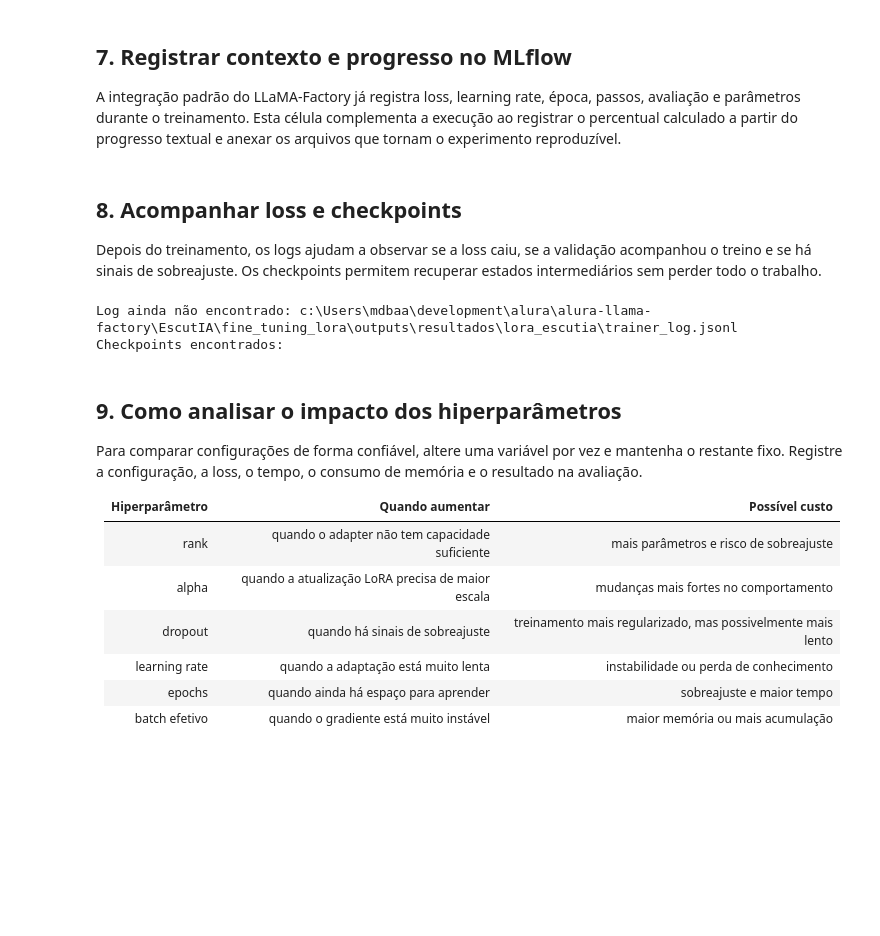
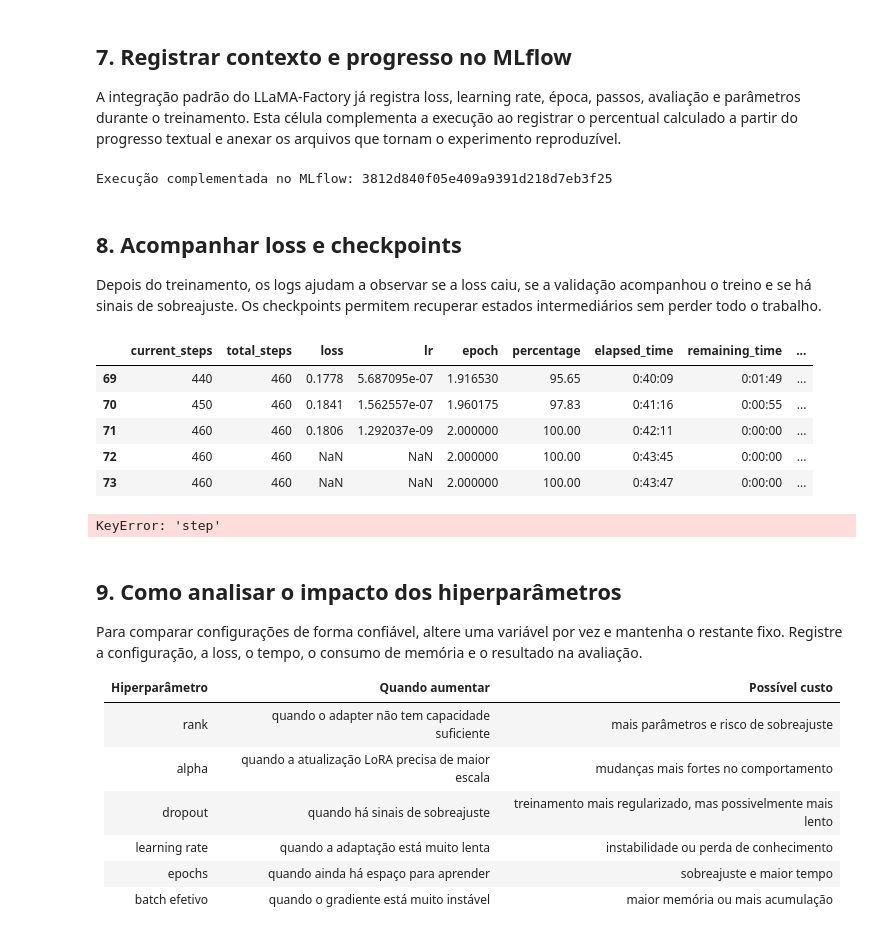
Before and after one commit to michaeldouglas/alura-llama-factory, a Jupyter notebook: EscutIA/fine_tuning_lora/Fine_Tuning_LoRA_EscutIA.ipynb, the cells around one changed output. Cells and saved outputs as stored; diff of their text form; code cells hidden in the pictures; blank space fills up the shorter version.

```diff
--- a/EscutIA/fine_tuning_lora/Fine_Tuning_LoRA_EscutIA.ipynb
+++ b/EscutIA/fine_tuning_lora/Fine_Tuning_LoRA_EscutIA.ipynb
@@ -212,12 +244,15 @@ import hashlib
 import platform
 from mlflow.tracking import MlflowClient
 
-tracking_uri = ambiente['MLFLOW_TRACKING_URI']
+tracking_uri = f"sqlite:///{str(MLFLOW_DB_PATH).replace(os.sep, '/')}"
 cliente_mlflow = MlflowClient(tracking_uri=tracking_uri)
 experimento = cliente_mlflow.get_experiment_by_name(MLFLOW_EXPERIMENT)
 
+resultado_treinamento = globals().get('resultado')
+saida_treinamento = resultado_treinamento.stdout if resultado_treinamento else ''
+codigo_saida = resultado_treinamento.returncode if resultado_treinamento else 'não disponível'
 progressos = []
-for linha in (resultado.stdout or '').splitlines():
+for linha in saida_treinamento.splitlines():
     try:
         registro = json.loads(linha)
     except json.JSONDecodeError:
@@ -262,7 +297,7 @@ else:
             'model_name': 'Qwen/Qwen2.5-0.5B-Instruct',
             'model_revision': '7ae557604adf67be50417f59c2c2f167def9a775',
             'dataset_hash_sha256': hash_dataset.hexdigest(),
-            'training_exit_code': resultado.returncode,
+            'training_exit_code': codigo_saida,
         }
         for nome, valor in parametros_contexto.items():
             cliente_mlflow.log_param(run_id, nome, str(valor))
@@ -284,6 +319,8 @@ else:
         if ultimo:
             print(f"Progresso registrado no MLflow: {ultimo['percentage']}% ({ultimo['current_steps']}/{ultimo['total_steps']})")
         print(f'Execução complementada no MLflow: {run_id}')
+# %% [output]
+Execução complementada no MLflow: 3812d840f05e409a9391d218d7eb3f25
 # %% [markdown]
 ## 8. Acompanhar loss e checkpoints
 
@@ -291,30 +328,39 @@ Depois do treinamento, os logs ajudam a observar se a loss caiu, se a validaçã
 # %%
 import pandas as pd
 
 log_path = OUTPUT_DIR / 'trainer_log.jsonl'
 if log_path.exists():
     registros_log = [json.loads(linha) for linha in log_path.read_text(encoding='utf-8').splitlines() if linha.strip()]
     df_log = pd.DataFrame(registros_log)
+    if 'step' not in df_log.columns and 'current_steps' in df_log.columns:
+        df_log['step'] = df_log['current_steps']
     display(df_log.tail())
 
     colunas_loss = [coluna for coluna in ['loss', 'eval_loss'] if coluna in df_log.columns]
-    if colunas_loss:
+    if colunas_loss and 'step' in df_log.columns:
         ax = df_log.plot(x='step', y=colunas_loss, figsize=(10, 5), marker='o')
         ax.set_title('Evolução da loss')
         ax.set_ylabel('Loss')
         ax.set_xlabel('Step')
         plt.tight_layout()
         plt.show()
+    elif colunas_loss:
+        print('Não foi possível gerar o gráfico: não há coluna de step no log.')
 else:
     print(f'Log ainda não encontrado: {log_path}')
 
 checkpoints = sorted(OUTPUT_DIR.glob('checkpoint-*')) if OUTPUT_DIR.exists() else []
 print('Checkpoints encontrados:')
 for checkpoint in checkpoints:
     print('-', checkpoint)
 # %% [output]
+|  | current_steps | total_steps | loss | lr | epoch | percentage | elapsed_time | remaining_time | ... |
+| 69 | 440 | 460 | 0.1778 | 5.687095e-07 | 1.916530 | 95.65 | 0:40:09 | 0:01:49 | ... |
+| 70 | 450 | 460 | 0.1841 | 1.562557e-07 | 1.960175 | 97.83 | 0:41:16 | 0:00:55 | ... |
+| 71 | 460 | 460 | 0.1806 | 1.292037e-09 | 2.000000 | 100.00 | 0:42:11 | 0:00:00 | ... |
+| 72 | 460 | 460 | NaN | NaN | 2.000000 | 100.00 | 0:43:45 | 0:00:00 | ... |
+| 73 | 460 | 460 | NaN | NaN | 2.000000 | 100.00 | 0:43:47 | 0:00:00 | ... |
-Log ainda não encontrado: c:\Users\mdbaa\development\alura\alura-llama-factory\EscutIA\fine_tuning_lora\outputs\resultados\lora_escutia\trainer_log.jsonl
-Checkpoints encontrados:
+KeyError: 'step'
 # %% [markdown]
 ## 9. Como analisar o impacto dos hiperparâmetros
 
```
Also changed, not shown: parts of 2 cells of this notebook, 6 other files.
